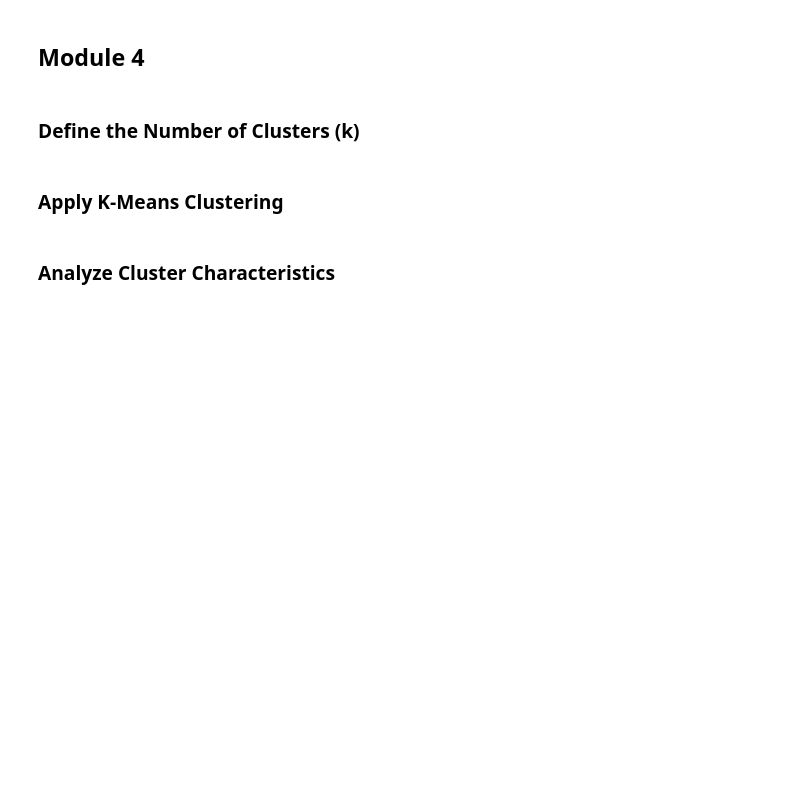
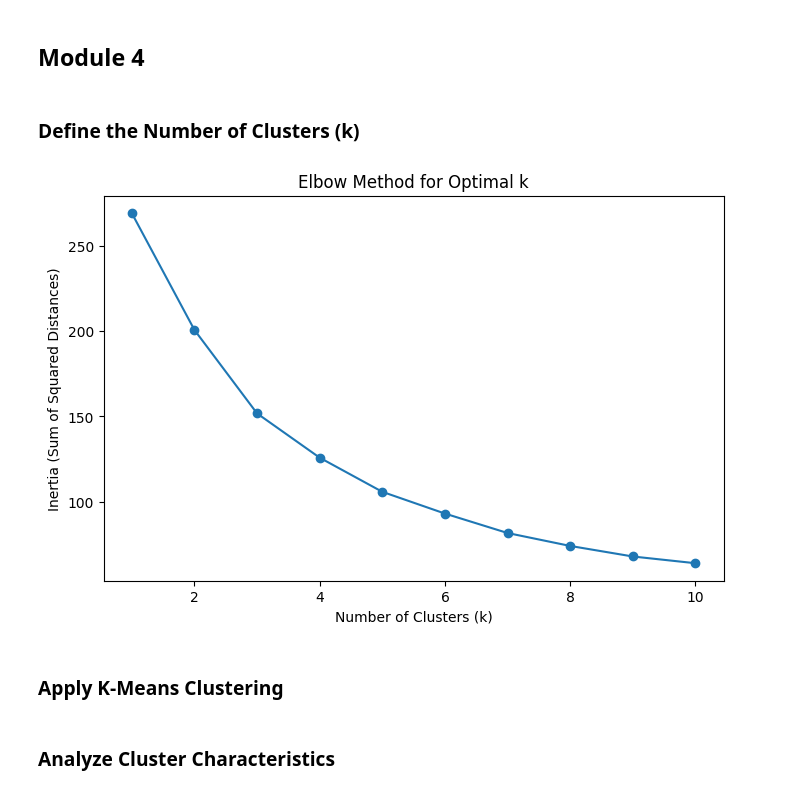
Before and after one commit to its-hasaan/Imtiaz-Mart-Customer-Behavior-Analysis-Predictive-Modeling, a Jupyter notebook: Projectfile.ipynb, the cells around one changed output. Saved outputs shown, nothing was run; the diff lists cells and outputs as text; code cells hidden in the pictures; blank space fills up the shorter version.

```diff
--- a/Projectfile.ipynb
+++ b/Projectfile.ipynb
@@ -786,34 +833,36 @@ The model predicts that the customer "WIlL NOT" purchase next month.
 # %% [markdown]
 ###  Define the Number of Clusters (k)
 # %%
-# from sklearn.cluster import KMeans
-# from sklearn.preprocessing import MinMaxScaler
-# import matplotlib.pyplot as plt
+from sklearn.cluster import KMeans
+from sklearn.preprocessing import MinMaxScaler
+from sklearn.decomposition import PCA
 
-# # Select relevant features for clustering
-# clustering_features = ['Purchase_Amount', 'Purchase_Frequency_Per_Month', 'Brand_Affinity_Score']
-# clustering_data = df[clustering_features].dropna()  # Remove rows with missing values
+# Select relevant features for clustering
+clustering_features = ['Purchase_Amount', 'Purchase_Frequency_Per_Month', 'Brand_Affinity_Score']
+clustering_data = df[clustering_features].dropna()  # Remove rows with missing values
 
-# # Standardize the features to normalize the scale
-# minman = MinMaxScaler()
-# clustering_data_scaled = minman.fit_transform(clustering_data)
+# Standardize the features to normalize the scale
+scaler = MinMaxScaler()
+clustering_data_scaled = scaler.fit_transform(clustering_data)
 
-# # Step 1: Determine the optimal number of clusters using the Elbow Method
-# inertia = []
-# k_values = range(1, 11)
+# Step 1: Determine the optimal number of clusters using the Elbow Method
+inertia = []
+k_values = range(1, 11)
 
-# for k in k_values:
-#     kmeans = KMeans(n_clusters=k, random_state=42)
-#     kmeans.fit(clustering_data_scaled)
-#     inertia.append(kmeans.inertia_)
+for k in k_values:
+    kmeans = KMeans(n_clusters=k, random_state=42)
+    kmeans.fit(clustering_data_scaled)
+    inertia.append(kmeans.inertia_)
 
-# # Plot the Elbow Curve
-# plt.figure(figsize=(8, 5))
-# plt.plot(k_values, inertia, marker='o')
-# plt.title('Elbow Method for Optimal k')
-# plt.xlabel('Number of Clusters (k)')
-# plt.ylabel('Inertia (Sum of Squared Distances)')
-# plt.show()
+# Plot the Elbow Curve
+plt.figure(figsize=(8, 5))
+plt.plot(k_values, inertia, marker='o')
+plt.title('Elbow Method for Optimal k')
+plt.xlabel('Number of Clusters (k)')
+plt.ylabel('Inertia (Sum of Squared Distances)')
+plt.show()
+# %% [output]
+[figure, added]
 # %% [markdown]
 ### Apply K-Means Clustering
 # %%
```
Also changed, not shown: parts of 39 cells of this notebook.
